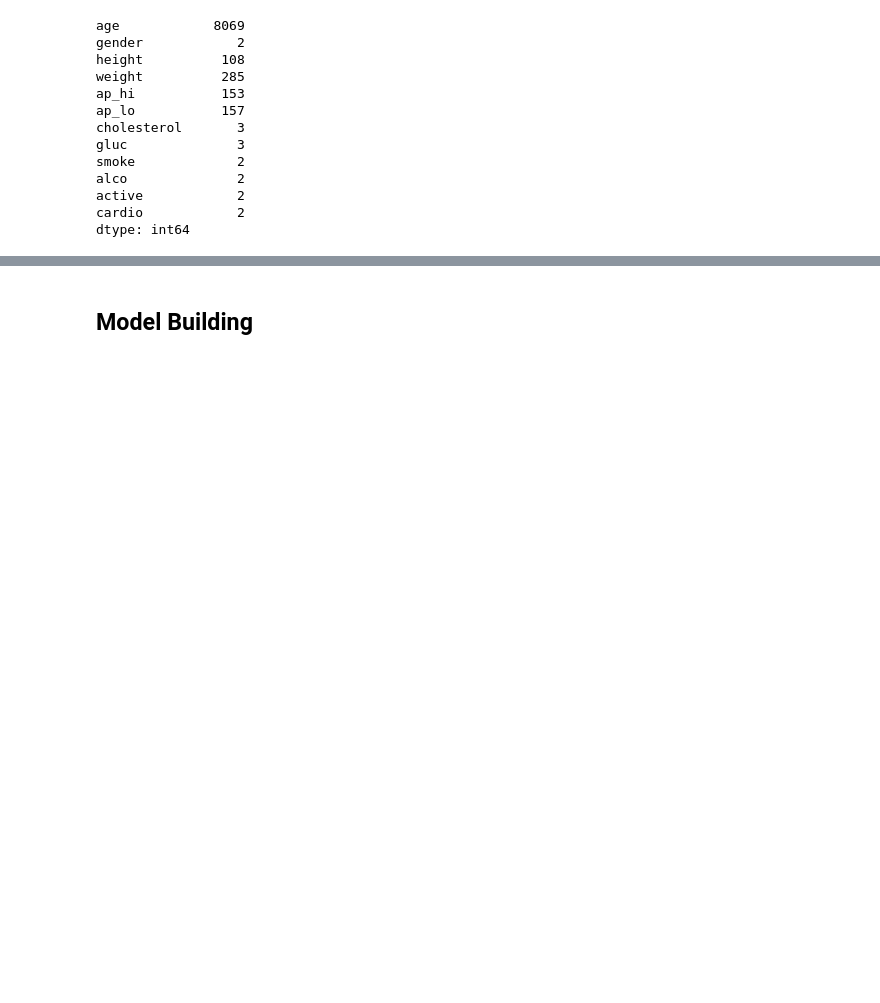
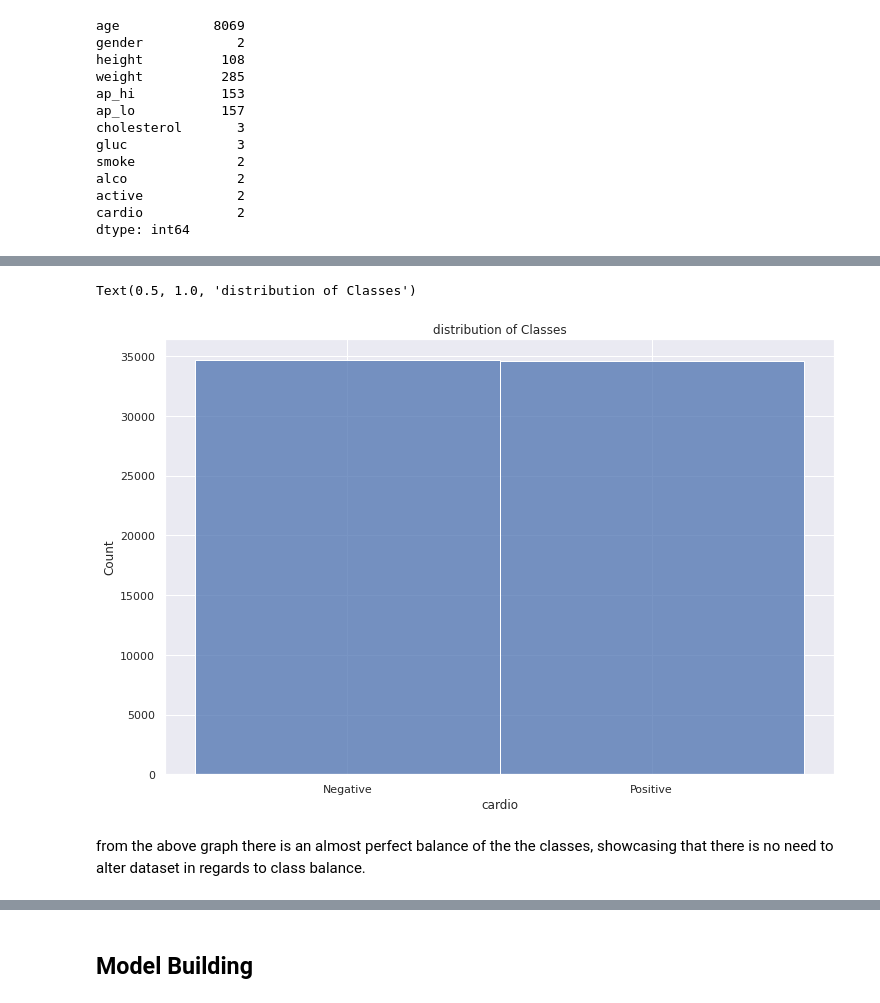
Before and after one commit to HumanClone/Logistic-Regression, a Jupyter notebook: Logistic Regression P2.ipynb, the cells around one changed output, grey strips where cells are left out. Drawn from its saved outputs; the diff is of its cells as text; code cells hidden in the pictures; blank space fills up the shorter version.

Commit message:
need to do theory

```diff
--- a/Logistic Regression P2.ipynb
+++ b/Logistic Regression P2.ipynb
@@ -173,0 +193,12 @@ Name: cardio, dtype: float64
+# %%
+def age(x):
+    return x//365
+catdf=df.copy()
+catdf['gender'].replace([1,2],['Female', 'Male'],inplace=True)
+catdf['age']=catdf['age'].apply(age)
+catdf['cholesterol'].replace([1,2,3],['normal',  'above normal',  'well above normal'],inplace=True)
+catdf['gluc'].replace([1,2,3],['normal',  'above normal',  'well above normal'],inplace=True)
+catdf['smoke'].replace([0,1],['Smoker','Non-Smoker'],inplace=True)
+catdf['alco'].replace([0,1],['Alcohol','No Alcohol'],inplace=True)
+catdf['active'].replace([0,1],['Active','Not Active'],inplace=True)
+catdf['cardio'].replace([0,1],['Negative','Positive'],inplace=True)
@@ -173,0 +221,8 @@ Name: cardio, dtype: float64
+# %%
+g=sns.histplot(catdf['cardio'])
+plt.title('distribution of Classes')
+# %% [output]
+Text(0.5, 1.0, 'distribution of Classes')
+[figure, added]
+# %% [markdown]
+from the above graph there is an almost perfect balance of the the classes, showcasing that there is no need to alter dataset in regards to class balance.
```
Also changed, not shown: parts of 83 cells of this notebook.
